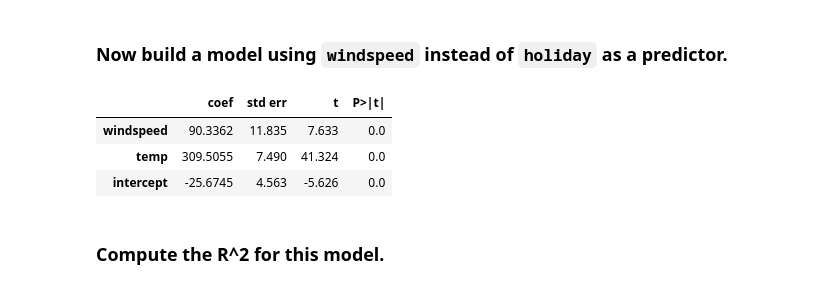
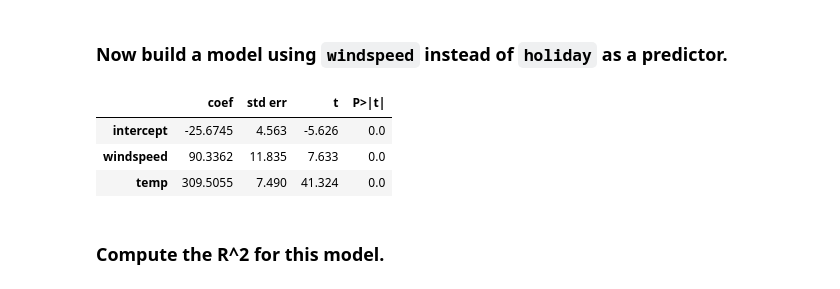
Before and after one commit to Kenecu/code_2600, a Jupyter notebook: mod04_linear.ipynb, the cells around one changed output. Drawn from its saved outputs; the diff is of its cells as text; code cells hidden in the pictures.

```diff
--- a/mod04_linear.ipynb
+++ b/mod04_linear.ipynb
@@ -251,14 +251,14 @@ This model is worse than the model containing only temp because the mse was far
 # %% [markdown]
 ### Now build a model using `windspeed` instead of `holiday` as a predictor.
 # %%
-model_3 = sm.OLS(y_train, X_train[["windspeed","temp","intercept"]])
+model_3 = sm.OLS(y_train, X_train[["intercept","windspeed","temp"]])
 results_3 = model_3.fit()
 summarize(results_3)
 # %% [output]
 |  | coef | std err | t | P>|t| |
+| intercept | -25.6745 | 4.563 | -5.626 | 0.0 |
 | windspeed | 90.3362 | 11.835 | 7.633 | 0.0 |
 | temp | 309.5055 | 7.490 | 41.324 | 0.0 |
-| intercept | -25.6745 | 4.563 | -5.626 | 0.0 |
 # %% [markdown]
 ### Compute the R^2 for this model.
 # %%
```
Also changed, not shown: parts of 5 cells of this notebook.
